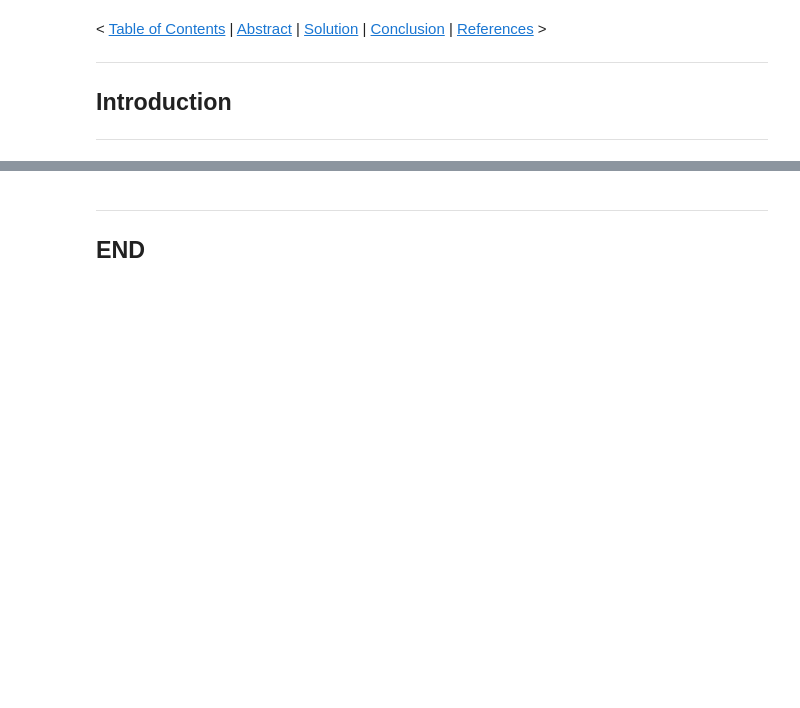
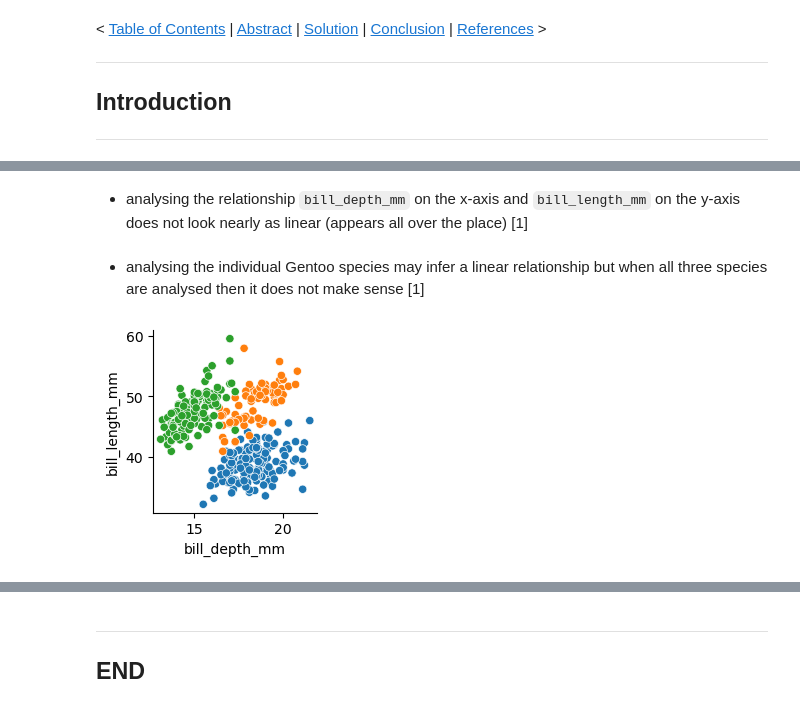
Before and after one commit to SeanOhAileasa/fda-models, a Jupyter notebook: fda-models.ipynb, the cells around one changed output, grey strips where cells are left out. Saved outputs shown, nothing was run; the diff lists cells and outputs as text; code cells hidden in the pictures; blank space fills up the shorter version.

```diff
--- a/fda-models.ipynb
+++ b/fda-models.ipynb
@@ -101,0 +155,8 @@ exit()
+# %% [markdown]
+- analysing the relationship ``bill_depth_mm`` on the x-axis and ``bill_length_mm`` on the y-axis does not look nearly as linear (appears all over the place) [1]
+# %% [markdown]
+- analysing the individual Gentoo species may infer a linear relationship but when all three species are analysed then it does not make sense [1]
+# %%
+sns.PairGrid(data=nPenguins,hue="species",x_vars=["bill_depth_mm"],y_vars=["bill_length_mm"]).map(sns.scatterplot);
+# %% [output]
+[figure, added]
```
Also changed, not shown: parts of 36 cells of this notebook.
